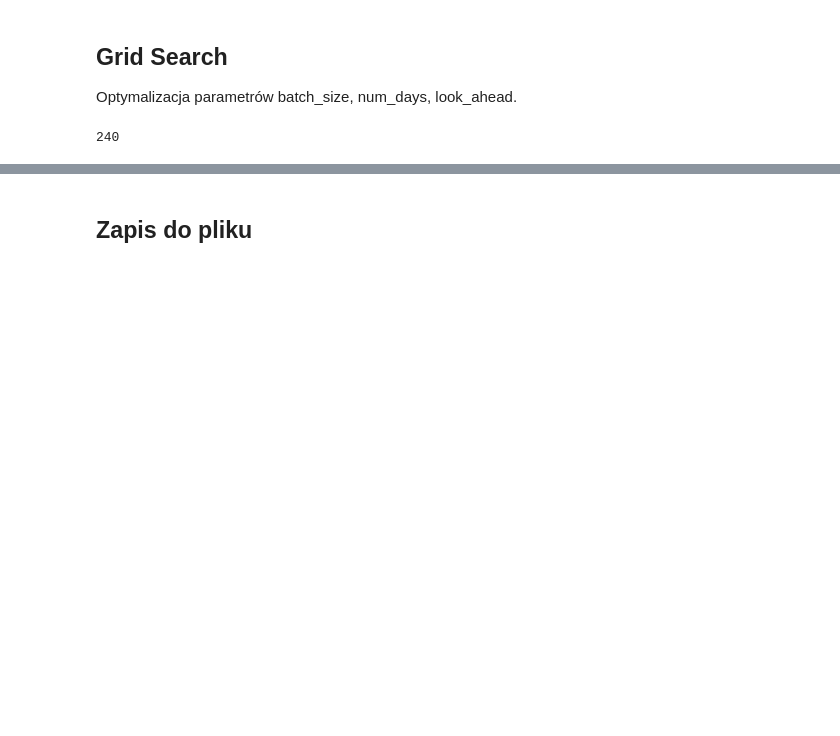
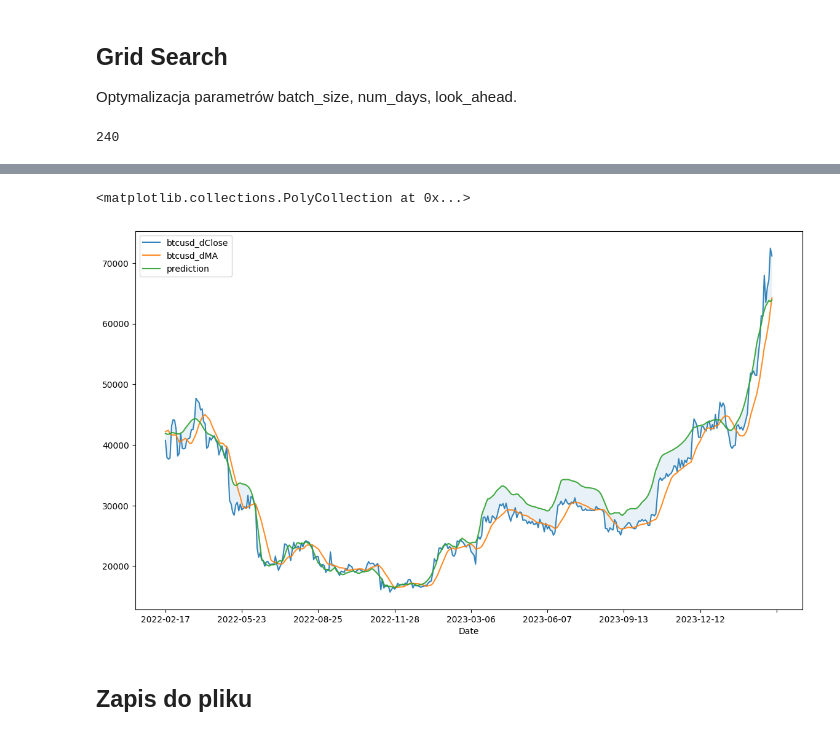
Before and after one commit to Maciej-GBS/SIML-UE, a Jupyter notebook: Projekt.ipynb, the cells around one changed output, grey strips where cells are left out. Cells and saved outputs as stored; diff of their text form; code cells hidden in the pictures; blank space fills up the shorter version.

```diff
--- a/Projekt.ipynb
+++ b/Projekt.ipynb
@@ -392,2 +394,14 @@ grid_search
+# %%
+AHEAD = 0
+y_hat = sp.restore(model.predict(X_test))
+btc_hat = y_hat[:,AHEAD].ravel()
+btc_hat = pd.Series(btc_hat, name='prediction', index=df.index[-len(btc_hat)+AHEAD-sp.num_days:AHEAD-sp.num_days])
+# %%
+btc = pd.concat([df['btcusd_dClose'], MA['btcusd_dMA'], btc_hat], axis=1).dropna()
+btc.plot(figsize=(14,8), style='-', alpha=0.9)
+plt.fill_between(btc.index, btc['prediction'], btc['btcusd_dClose'], alpha=0.1)
+# %% [output]
+<matplotlib.collections.PolyCollection at 0x...>
+[figure, added]
 # %% [markdown]
 ## Zapis do pliku
```
Also changed, not shown: parts of 20 cells of this notebook, 2 other files.
